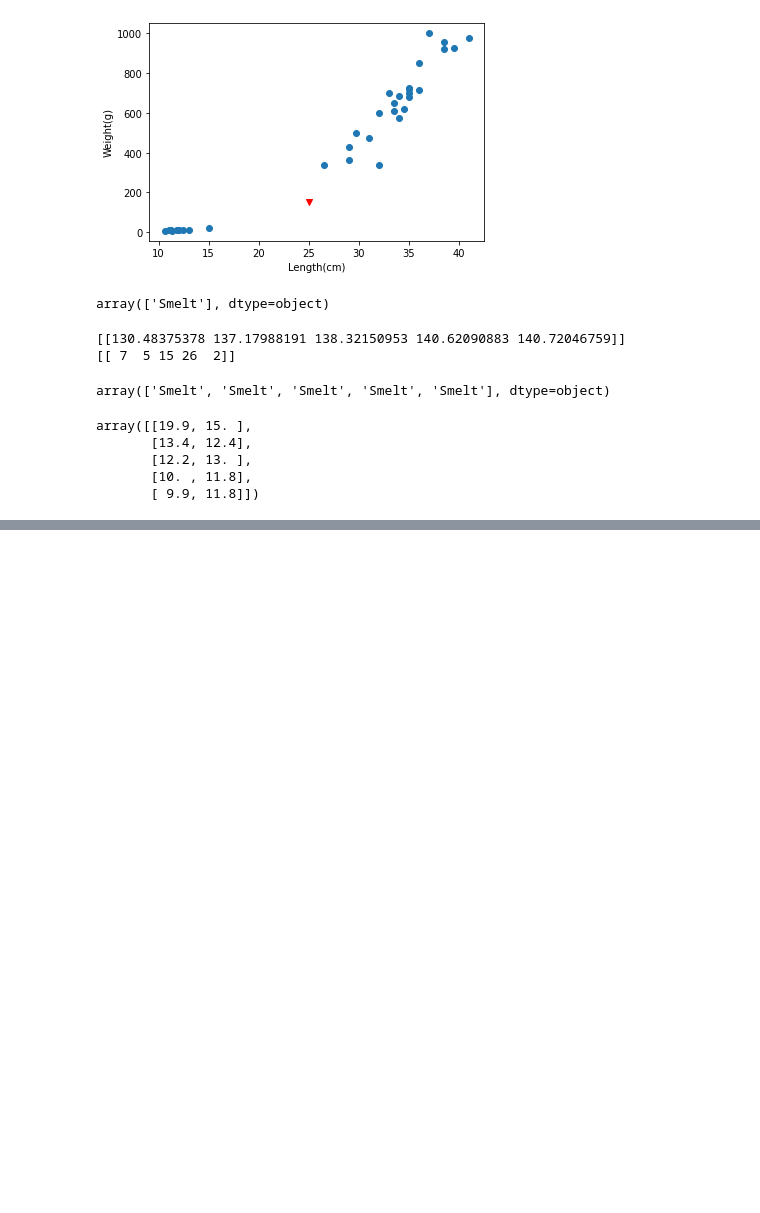
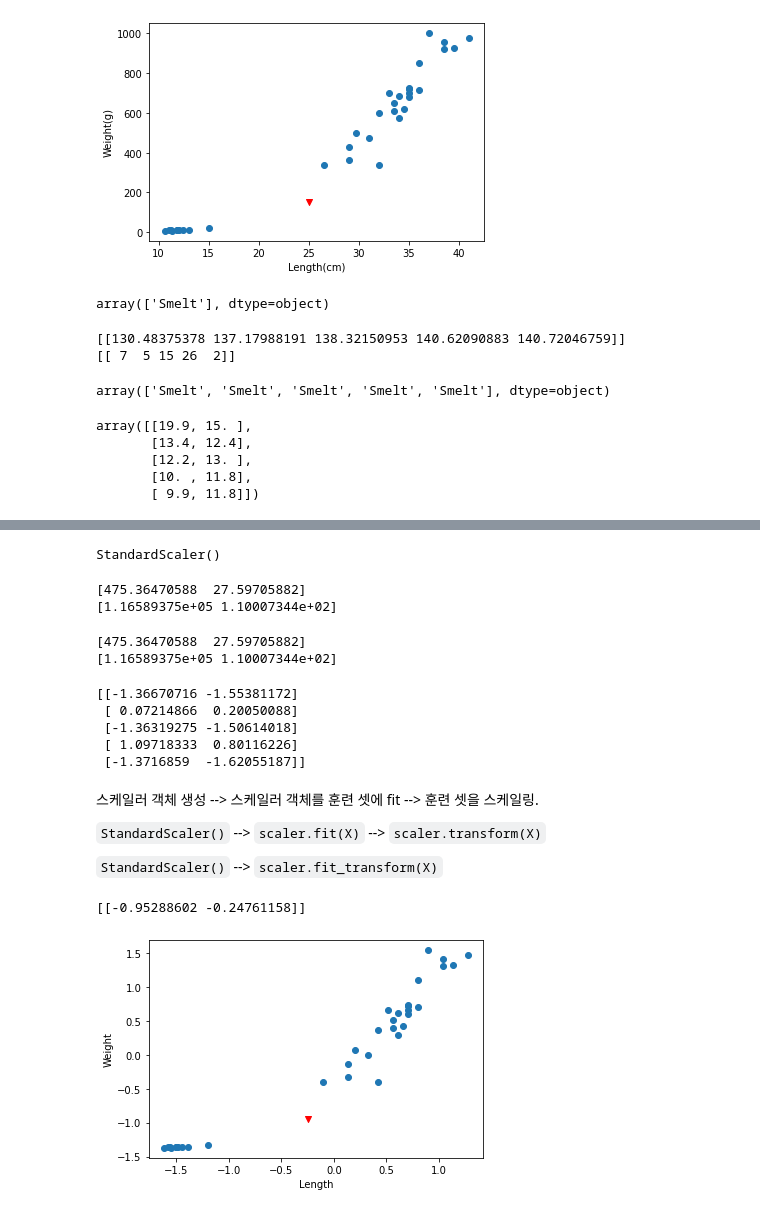
Before and after one commit to JakeOh/202208_itw_java134_lab_python, a Jupyter notebook: ml02_knn.ipynb, the cells around one changed output, grey strips where cells are left out. Drawn from its saved outputs; the diff is of its cells as text; code cells hidden in the pictures; blank space fills up the shorter version.

```diff
--- a/ml02_knn.ipynb
+++ b/ml02_knn.ipynb
@@ -480,0 +499,50 @@ array([[19.9, 15. ],
+# %%
+std_scaler = StandardScaler()  # 표준화 스케일러 객체 생성.
+# %%
+std_scaler.fit(X_tr)  # 훈련 셋의 평균과 표준편차를 찾는 과정.
+# %% [output]
+StandardScaler()
+# %%
+print(std_scaler.mean_)  # 훈련 셋의 특성들의 평균
+print(std_scaler.var_)  # 훈련 셋의 특성들의 분산
+# %% [output]
+[475.36470588  27.59705882]
+[1.16589375e+05 1.10007344e+02]
+# %%
+print(np.mean(X_tr, axis=0))
+print(np.var(X_tr, axis=0))
+# %% [output]
+[475.36470588  27.59705882]
+[1.16589375e+05 1.10007344e+02]
+# %%
+X_tr_scaled = std_scaler.transform(X_tr)  # 훈련 셋을 표준화 스케일링 수행.
+print(X_tr_scaled[:5])
+# %% [output]
+[[-1.36670716 -1.55381172]
+ [ 0.07214866  0.20050088]
+ [-1.36319275 -1.50614018]
+ [ 1.09718333  0.80116226]
+ [-1.3716859  -1.62055187]]
+# %% [markdown]
+스케일러 객체 생성 --> 스케일러 객체를 훈련 셋에 fit --> 훈련 셋을 스케일링.
+
+`StandardScaler()` --> `scaler.fit(X)` --> `scaler.transform(X)`
+
+`StandardScaler()` --> `scaler.fit_transform(X)`
+# %%
+# 가상의 물고기 데이터 unknown의 스케일을 변환.
+unknown_scaled = std_scaler.transform(unknown)
+print(unknown_scaled)
+# %% [output]
+[[-0.95288602 -0.24761158]]
+# %%
+# 스케일이 변환된 훈련 셋 시각화
+plt.scatter(X_tr_scaled[:, 1], X_tr_scaled[:, 0])
+# 스케일이 변환된 가상 물고기 시각화
+plt.scatter(unknown_scaled[0, 1], unknown_scaled[0, 0], marker='v', color='red')
+
+plt.xlabel('Length')
+plt.ylabel('Weight')
+plt.show()
+# %% [output]
+[figure, added]
```
Also changed, not shown: parts of 3 cells of this notebook.
